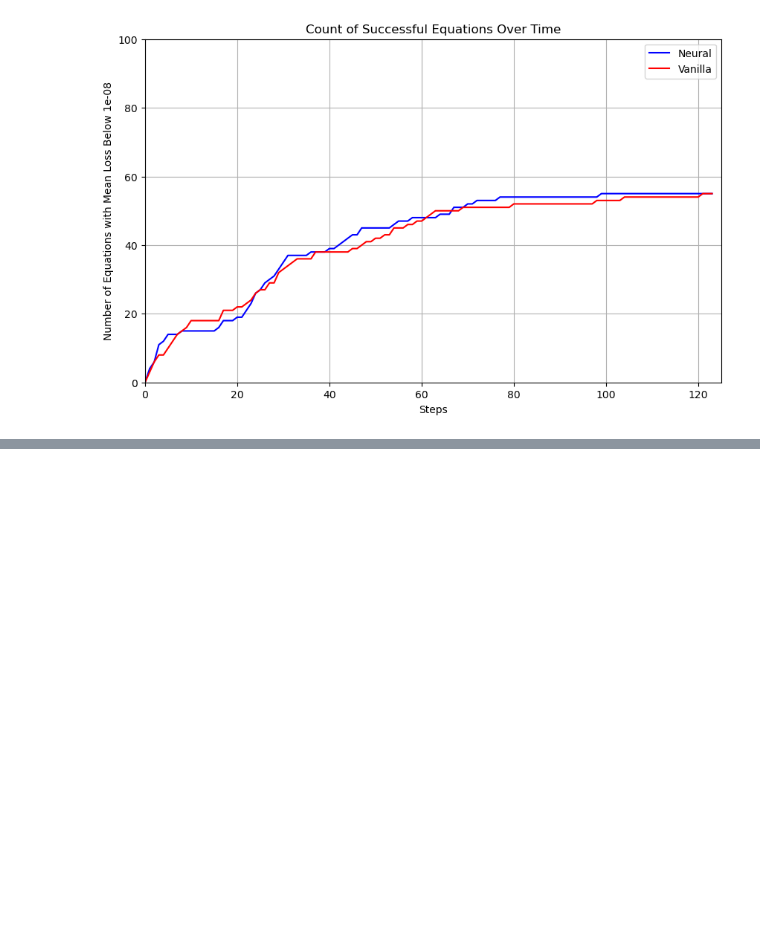
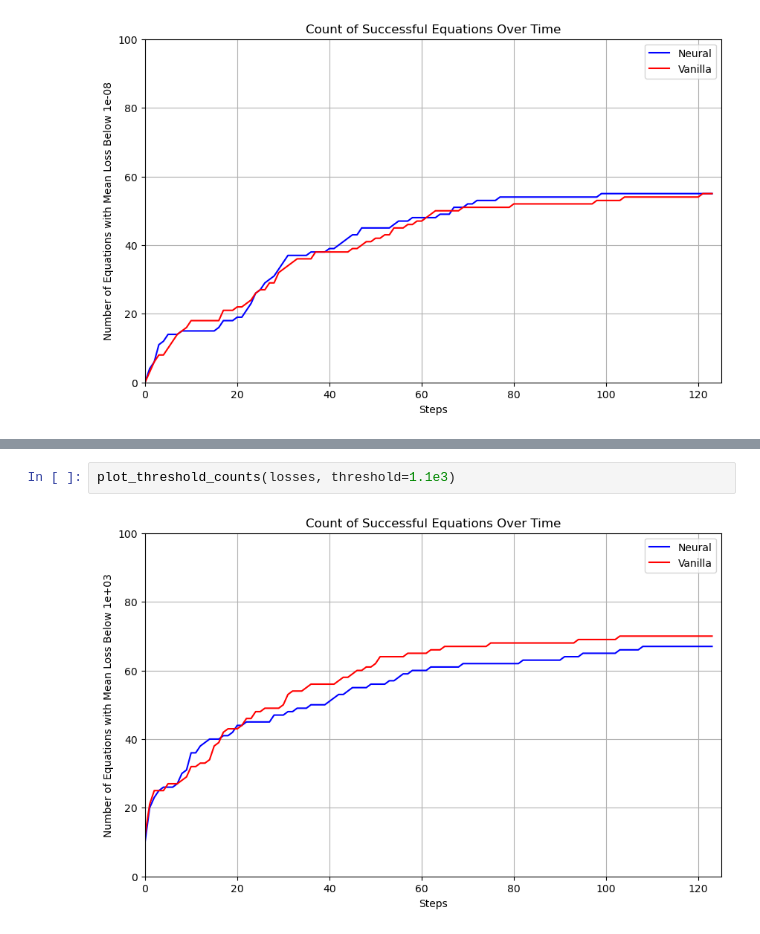
Before and after one commit to LuisCarretero/similar-expressions, a Jupyter notebook: src/sr_inference_benchmarking/dev.ipynb, the cells around one changed output, grey strips where cells are left out. Saved outputs shown, nothing was run; the diff lists cells and outputs as text; blank space fills up the shorter version.

```diff
--- a/src/sr_inference_benchmarking/dev.ipynb
+++ b/src/sr_inference_benchmarking/dev.ipynb
@@ -654,0 +727,4 @@ plot_threshold_counts(losses, threshold=1.1e-8)
+# %%
+plot_threshold_counts(losses, threshold=1.1e3)
+# %% [output]
+[figure, added]
```
Also changed, not shown: parts of 22 cells of this notebook, 20 other files.
